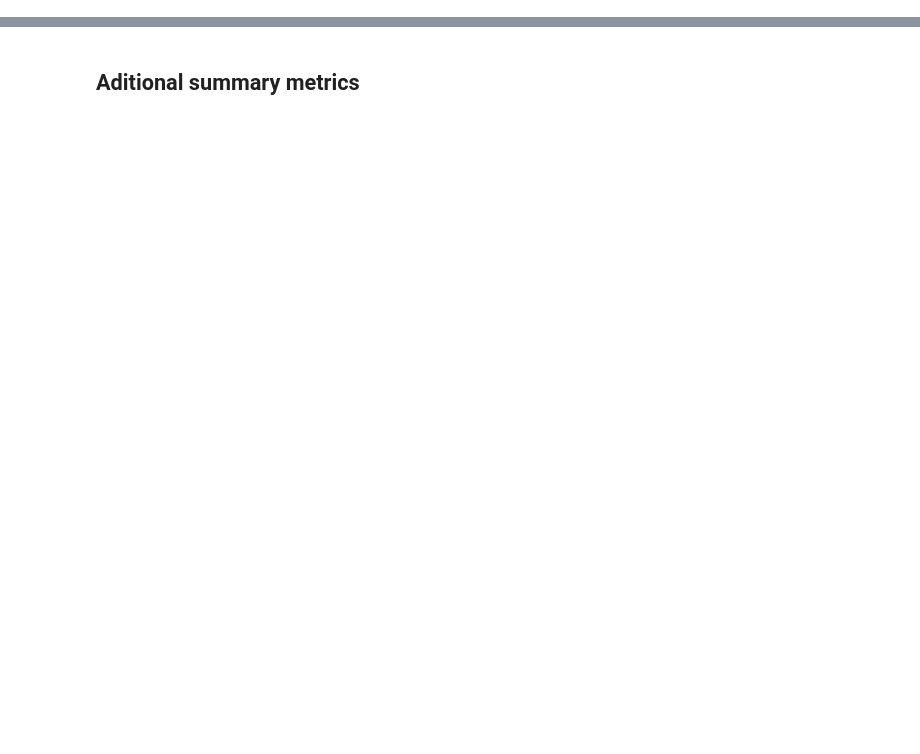
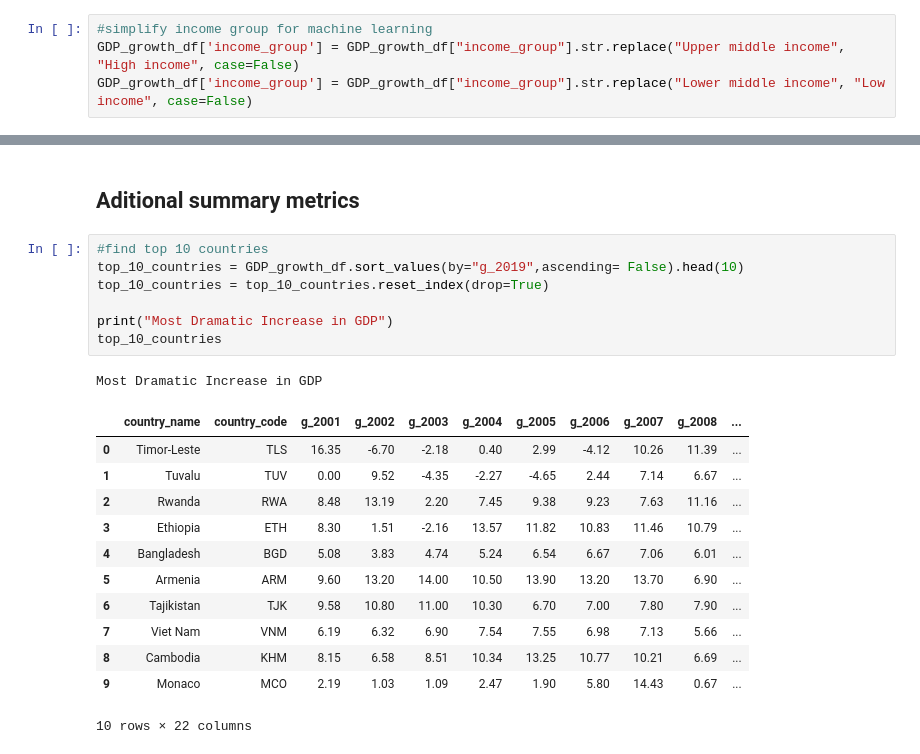
Before and after one commit to svujcich/Global_GDP_Trends, a Jupyter notebook: ETL/GDP_growth_ETL.ipynb, the cells around one changed output, grey strips where cells are left out. Saved outputs shown, nothing was run; the diff lists cells and outputs as text; blank space fills up the shorter version.

```diff
--- a/ETL/GDP_growth_ETL.ipynb
+++ b/ETL/GDP_growth_ETL.ipynb
@@ -550,5 +553,9 @@ GDP_growth_df
 | 188 | Zambia | ZMB | 5.32 | 4.51 | 6.94 | 7.03 | 7.24 | 7.90 | 8.35 | 7.77 | ... |
 | 189 | Zimbabwe | ZWE | 1.44 | -8.89 | -17.00 | -5.81 | -5.71 | -3.46 | -3.65 | -17.67 | ... |
 190 rows × 22 columns
+# %%
+#simplify income group for machine learning
+GDP_growth_df['income_group'] = GDP_growth_df["income_group"].str.replace("Upper middle income", "High income", case=False)
+GDP_growth_df['income_group'] = GDP_growth_df["income_group"].str.replace("Lower middle income", "Low income", case=False)
 # %%
 #export to csv
@@ -565,5 +563,26 @@ KeyError: '2019'
 # %% [markdown]
 ## Aditional summary metrics
+# %%
+#find top 10 countries
+top_10_countries = GDP_growth_df.sort_values(by="g_2019",ascending= False).head(10)
+top_10_countries = top_10_countries.reset_index(drop=True)
+
+print("Most Dramatic Increase in GDP")
+top_10_countries
+# %% [output]
+Most Dramatic Increase in GDP
+|  | country_name | country_code | g_2001 | g_2002 | g_2003 | g_2004 | g_2005 | g_2006 | g_2007 | g_2008 | ... |
+| 0 | Timor-Leste | TLS | 16.35 | -6.70 | -2.18 | 0.40 | 2.99 | -4.12 | 10.26 | 11.39 | ... |
+| 1 | Tuvalu | TUV | 0.00 | 9.52 | -4.35 | -2.27 | -4.65 | 2.44 | 7.14 | 6.67 | ... |
+| 2 | Rwanda | RWA | 8.48 | 13.19 | 2.20 | 7.45 | 9.38 | 9.23 | 7.63 | 11.16 | ... |
+| 3 | Ethiopia | ETH | 8.30 | 1.51 | -2.16 | 13.57 | 11.82 | 10.83 | 11.46 | 10.79 | ... |
+| 4 | Bangladesh | BGD | 5.08 | 3.83 | 4.74 | 5.24 | 6.54 | 6.67 | 7.06 | 6.01 | ... |
+| 5 | Armenia | ARM | 9.60 | 13.20 | 14.00 | 10.50 | 13.90 | 13.20 | 13.70 | 6.90 | ... |
+| 6 | Tajikistan | TJK | 9.58 | 10.80 | 11.00 | 10.30 | 6.70 | 7.00 | 7.80 | 7.90 | ... |
+| 7 | Viet Nam | VNM | 6.19 | 6.32 | 6.90 | 7.54 | 7.55 | 6.98 | 7.13 | 5.66 | ... |
+| 8 | Cambodia | KHM | 8.15 | 6.58 | 8.51 | 10.34 | 13.25 | 10.77 | 10.21 | 6.69 | ... |
+| 9 | Monaco | MCO | 2.19 | 1.03 | 1.09 | 2.47 | 1.90 | 5.80 | 14.43 | 0.67 | ... |
+10 rows × 22 columns
 # %%
 #Find the bottom ten countries in 2019.
 #find 10 countries with cmallest gdp growth
```
Also changed, not shown: parts of 8 cells of this notebook.
